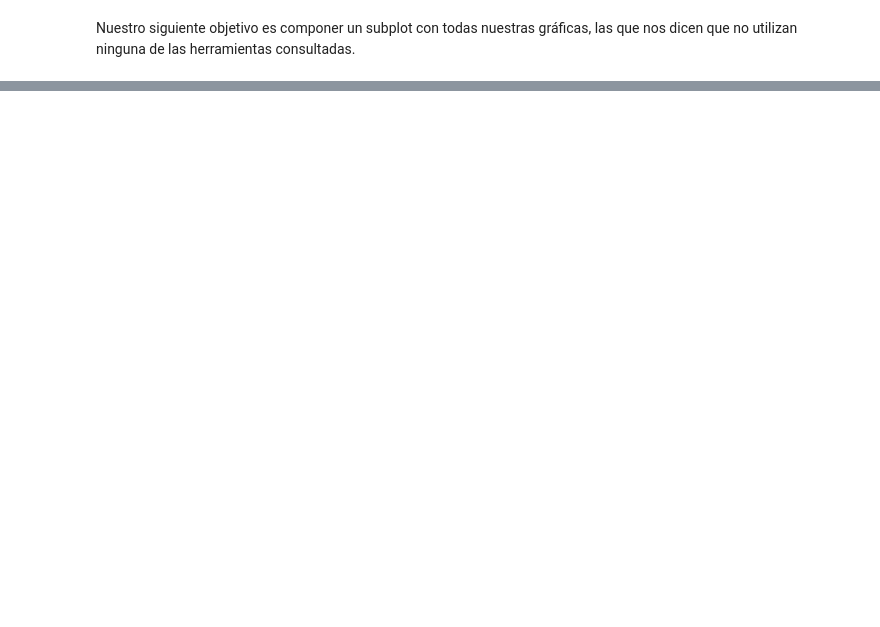
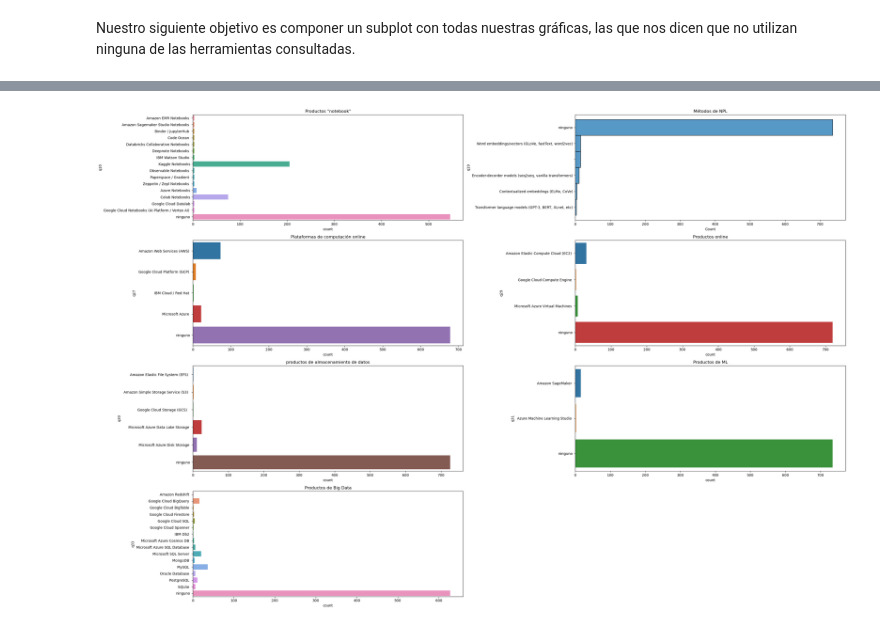
Before and after one commit to Adalab/project-DA-promo-b-modulo-2-team-2, a Jupyter notebook: HU3_visualización_resultados.ipynb, the cells around one changed output, grey strips where cells are left out. Cells and saved outputs as stored; diff of their text form; code cells hidden in the pictures; blank space fills up the shorter version.

```diff
--- a/HU3_visualización_resultados.ipynb
+++ b/HU3_visualización_resultados.ipynb
@@ -1181,0 +1180,48 @@ KeyError: "None of [Index(['df_q10', 'df_q18', 'df_q19', 'df_q27', 'df_q29', 'df
+# %%
+# para facilitar su visualización, vamos a generar dos subplots para mostrar todas las gráficas
+
+fig, axes = plt.subplots(nrows=4, ncols = 2, figsize = (30, 20))
+axes = axes.flat
+
+
+sns.barplot(x ='count', y = 'q10', data=df_q10, ax = axes[0])
+axes[0].set(title = 'Productos "notebook"' )
+#plt.title('Hosted notebook products', ax = axes[0])
+#axes[0] = plt.xticks(rotation = 45)
+
+sns.histplot(y = 'q19', data = df_19_explode, ax = axes[1])
+axes[1].set(title = 'Métodos de NPL' )
+#plt.title('natural language processing (NLP) methods', ax = axes[1])
+#axes[1] = plt.xticks(rotation = 45)
+
+sns.barplot(x ='count', y = 'q27', data = df_q27, ax = axes[2])
+axes[2].set(title = 'Plataformas de computación online' )
+#plt.title('Cloud computing platforms', ax = axes[2])
+#axes[2] = plt.xticks(rotation = 45)
+
+sns.barplot(x ='count', y = 'q29', data=df_29_gp, ax = axes[3])
+axes[3].set(title ="Productos online")
+#axes[3] = plt.xticks(rotation = 45)
+
+sns.barplot(x ='count', y = 'q30', data=df_30_gp, ax = axes[4])
+axes[4].set(title ="productos de almacenamiento de datos")
+#axes[4] = plt.xticks(rotation = 45)
+
+sns.barplot(x ='count', y = 'q31', data=df_31_gp, ax = axes[5])
+axes[5].set(title ="Productos de ML")
+#axes[5] = plt.xticks(rotation = 45)
+
+sns.barplot(x ='count', y = 'q33', data=df_q33, ax = axes[6])
+axes[6].set(title ="Productos de Big Data")
+#axes[6] = plt.xticks(rotation = 45)
+
+
+
+
+plt.xticks(rotation = 45)
+fig.tight_layout()
+fig.delaxes(axes[-1])
+#fig.delaxes(axes[-2])
+plt.show()
+# %% [output]
+[figure, added]
```
Also changed, not shown: parts of 5 cells of this notebook.
